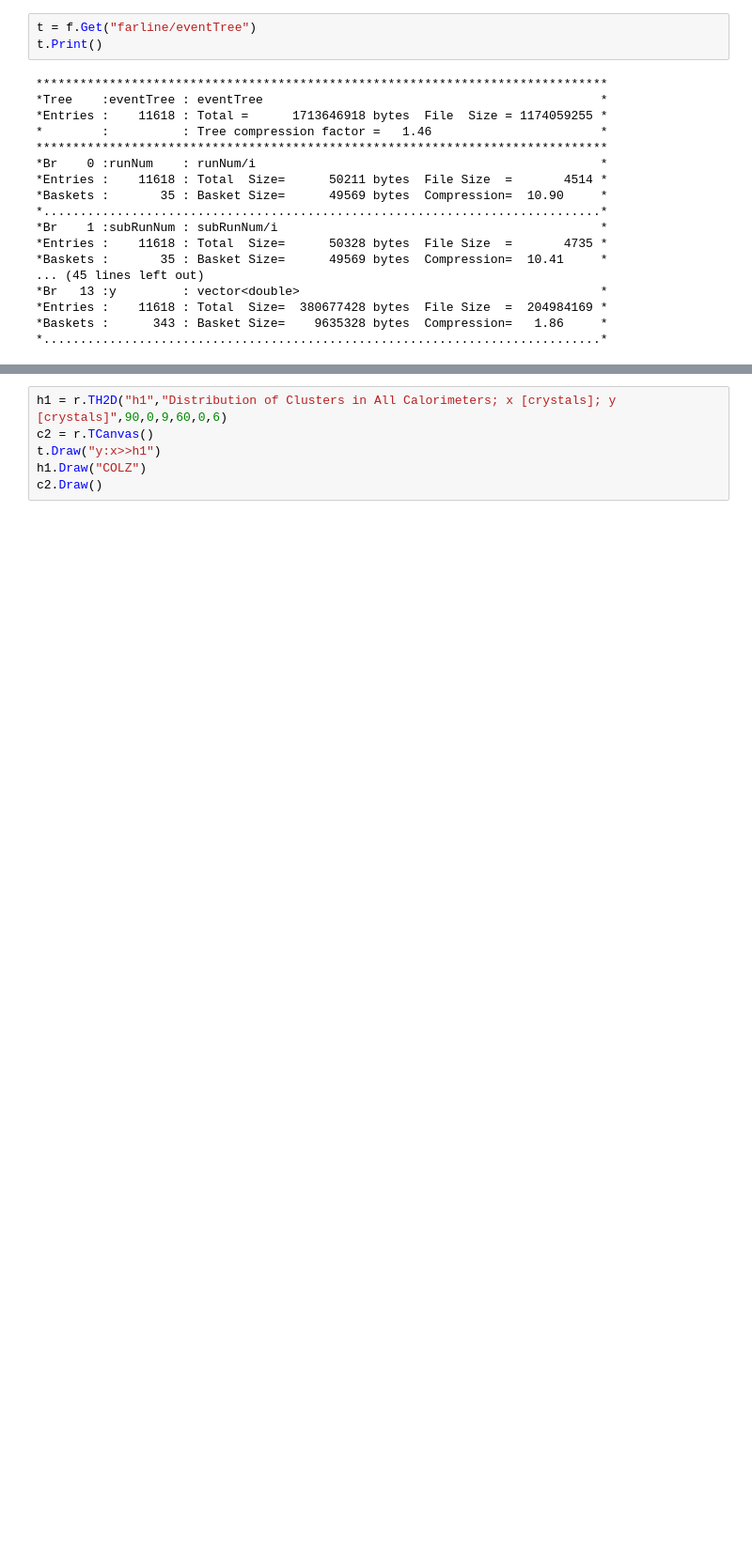
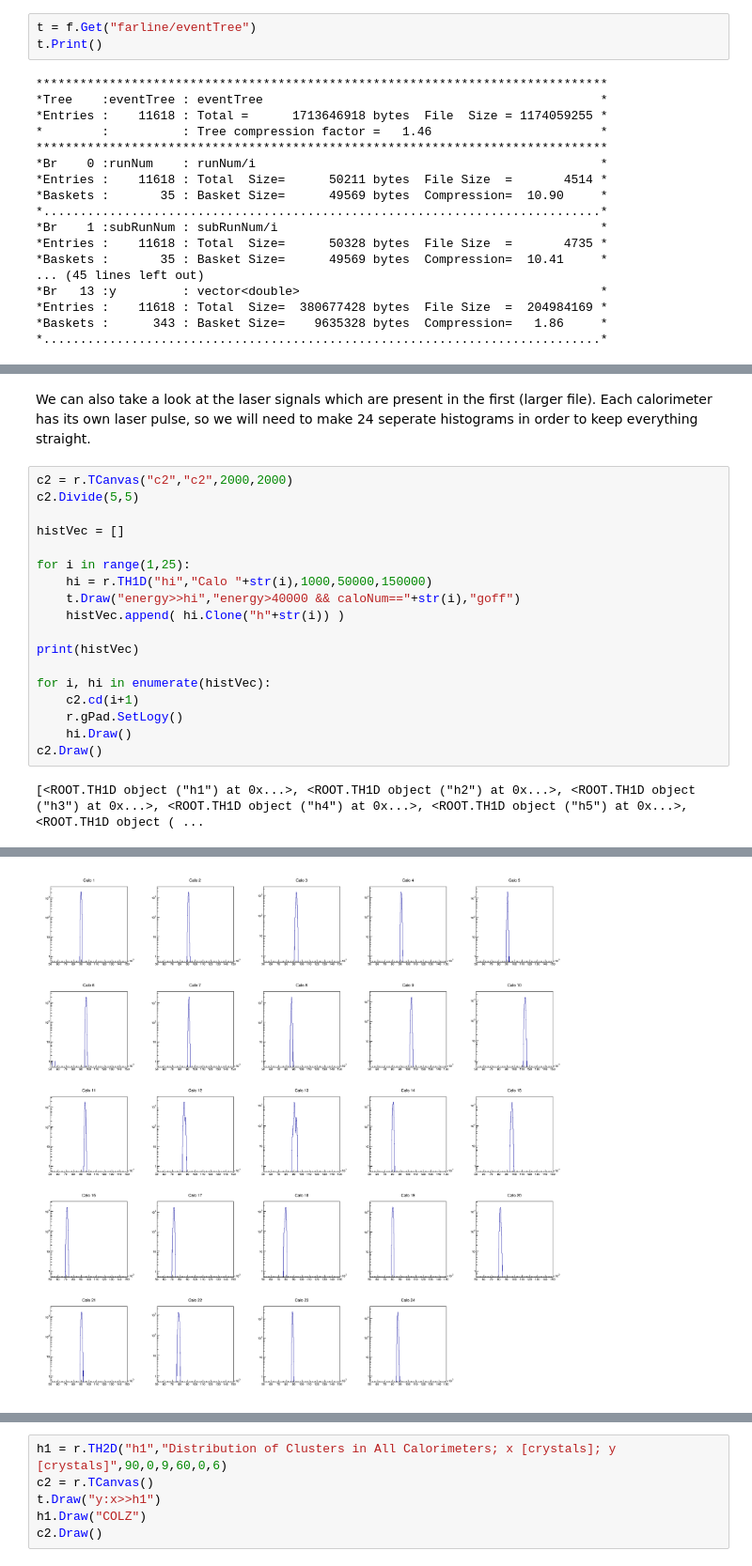
Before and after one commit to jlabounty/phys576, a Jupyter notebook: PHYS576_InitialExplorationOfData_JoshuaLaBounty.ipynb, the cells around one changed output, grey strips where cells are left out. Shown: that part at 94% size. Cells and saved outputs as stored; diff of their text form; blank space fills up the shorter version.

```diff
--- a/PHYS576_InitialExplorationOfData_JoshuaLaBounty.ipynb
+++ b/PHYS576_InitialExplorationOfData_JoshuaLaBounty.ipynb
@@ -92,0 +152,22 @@ This file contains aroot TTree in which the data for the clusters is stored. Ass
+# %% [markdown]
+We can also take a look at the laser signals which are present in the first (larger file). Each calorimeter has its own laser pulse, so we will need to make 24 seperate histograms in order to keep everything straight.
+# %%
+c2 = r.TCanvas("c2","c2",2000,2000)
+c2.Divide(5,5)
+
+histVec = []
+
+for i in range(1,25):
+    hi = r.TH1D("hi","Calo "+str(i),1000,50000,150000)
+    t.Draw("energy>>hi","energy>40000 && caloNum=="+str(i),"goff")
+    histVec.append( hi.Clone("h"+str(i)) )
+
+print(histVec)
+
+for i, hi in enumerate(histVec):
+    c2.cd(i+1)
+    r.gPad.SetLogy()
+    hi.Draw()
+c2.Draw()
+# %% [output]
+[<ROOT.TH1D object ("h1") at 0x...>, <ROOT.TH1D object ("h2") at 0x...>, <ROOT.TH1D object ("h3") at 0x...>, <ROOT.TH1D object ("h4") at 0x...>, <ROOT.TH1D object ("h5") at 0x...>, <ROOT.TH1D object ( ...
@@ -92,0 +191 @@ This file contains aroot TTree in which the data for the clusters is stored. Ass
+[figure, added]
```
Also changed, not shown: parts of 30 cells of this notebook.
